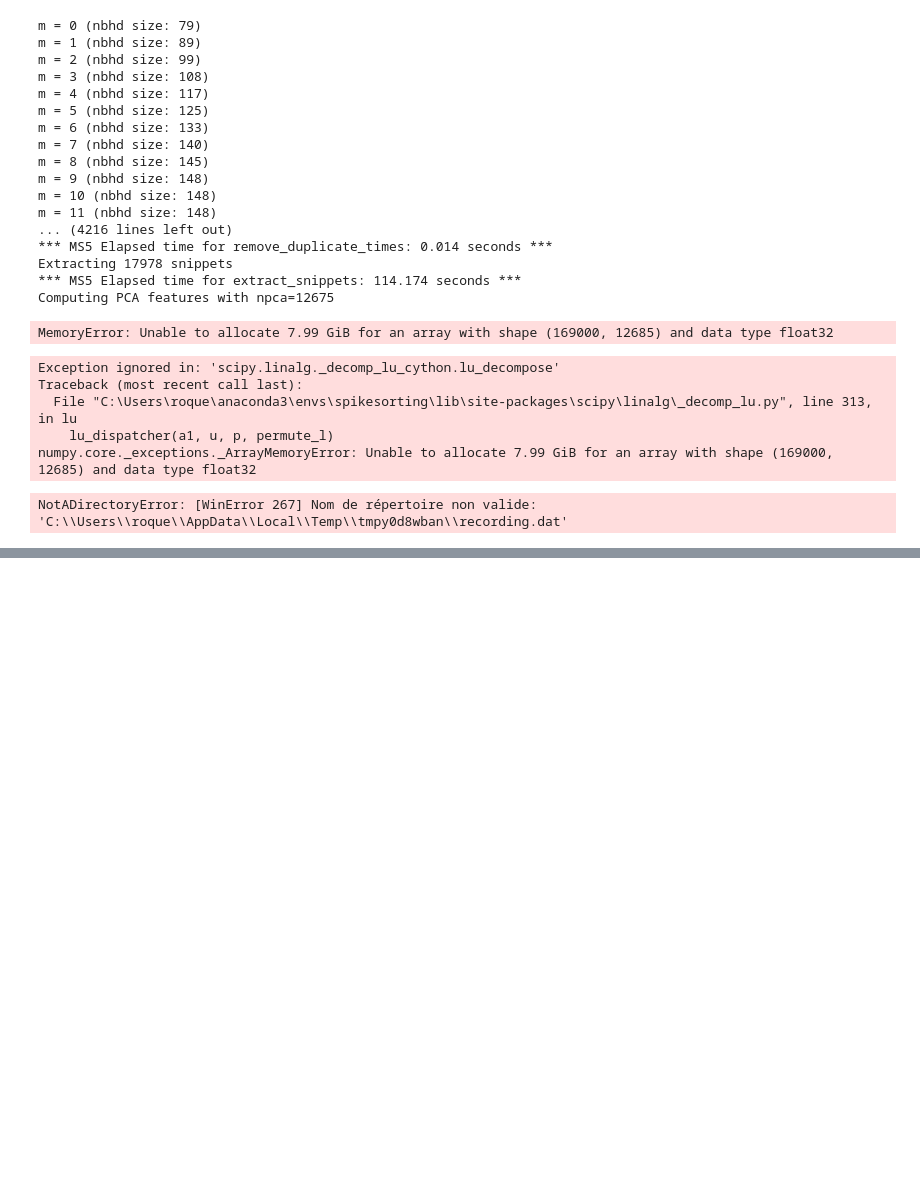
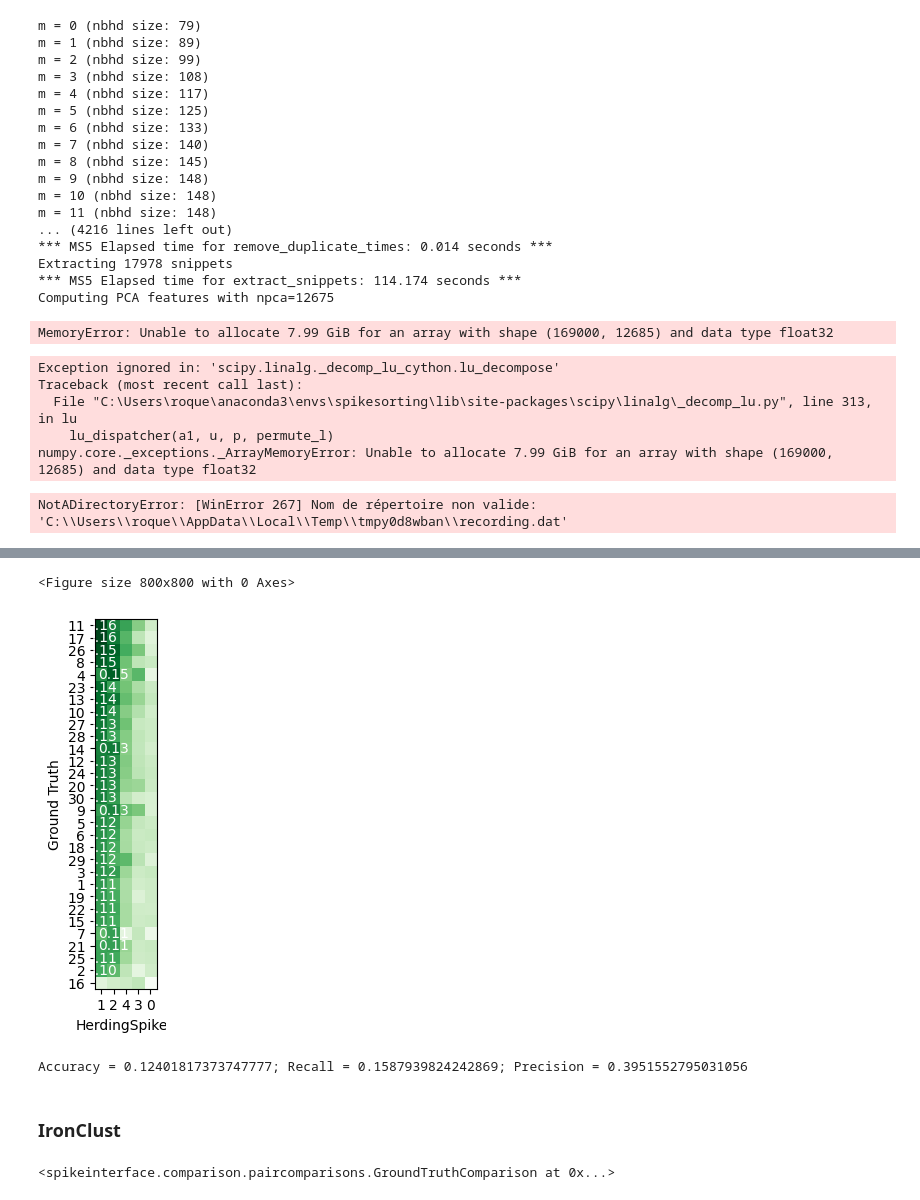
Before and after one commit to axelroques/SpikeSorting, a Jupyter notebook: real_data.ipynb, the cells around one changed output, grey strips where cells are left out. Drawn from its saved outputs; the diff is of its cells as text; code cells hidden in the pictures; blank space fills up the shorter version.

Commit message:
Compare sorting algorithms on Hybrid Janelia

```diff
--- a/real_data.ipynb
+++ b/real_data.ipynb
@@ -203,0 +553,3 @@ NotADirectoryError: [WinError 267] Nom de répertoire non valide: 'C:\\Users\\ro
+# %%
+df_gt = load_gt(gt_path)
+df_gt
@@ -203,0 +570,10 @@ NotADirectoryError: [WinError 267] Nom de répertoire non valide: 'C:\\Users\\ro
+# %%
+import spikeinterface.extractors as se
+
+# Create SpikeInterface object
+ground_truth = se.NumpySorting.from_times_labels(
+    df_gt['t'].to_numpy(),
+    df_gt['Unit'].to_numpy(),
+    sampling_frequency=25000
+)
+ground_truth
@@ -203,0 +588,5 @@ NotADirectoryError: [WinError 267] Nom de répertoire non valide: 'C:\\Users\\ro
+# %%
+sorting = ss.read_sorter_folder(
+    "results/herdingspikes",
+)
+print(sorting)
@@ -203,0 +614,8 @@ NotADirectoryError: [WinError 267] Nom de répertoire non valide: 'C:\\Users\\ro
+# %%
+comp_hs = scomp.compare_sorter_to_ground_truth(
+    ground_truth, sorting,
+    gt_name='Ground Truth', tested_name='HerdingSpikes',
+    exhaustive_gt=True,
+    match_mode='best'
+)
+comp_hs
@@ -203,0 +645,29 @@ NotADirectoryError: [WinError 267] Nom de répertoire non valide: 'C:\\Users\\ro
+# %%
+import spikeinterface.widgets as sw
+
+sw.plot_agreement_matrix(comp_hs, ordered=True)
+plt.show()
+# %% [output]
+<Figure size 800x800 with 0 Axes>
+[figure, added]
+# %%
+perf = comp_hs.get_performance()
+
+accuracy = perf['accuracy'].mean()
+recall = perf['recall'].mean()
+precision = perf['precision'].mean()
+print(f'Accuracy = {accuracy}; Recall = {recall}; Precision = {precision}')
+# %% [output]
+Accuracy = 0.12401817373747777; Recall = 0.1587939824242869; Precision = 0.3951552795031056
+# %% [markdown]
+### IronClust
+# %%
+comp_hs = scomp.compare_sorter_to_ground_truth(
+    ground_truth, sorting_ironclust,
+    gt_name='Ground Truth', tested_name='IronClust',
+    exhaustive_gt=True,
+    match_mode='best'
+)
+comp_hs
+# %% [output]
+<spikeinterface.comparison.paircomparisons.GroundTruthComparison at 0x...>
```
Also changed, not shown: parts of 44 cells of this notebook, 5 other files.
